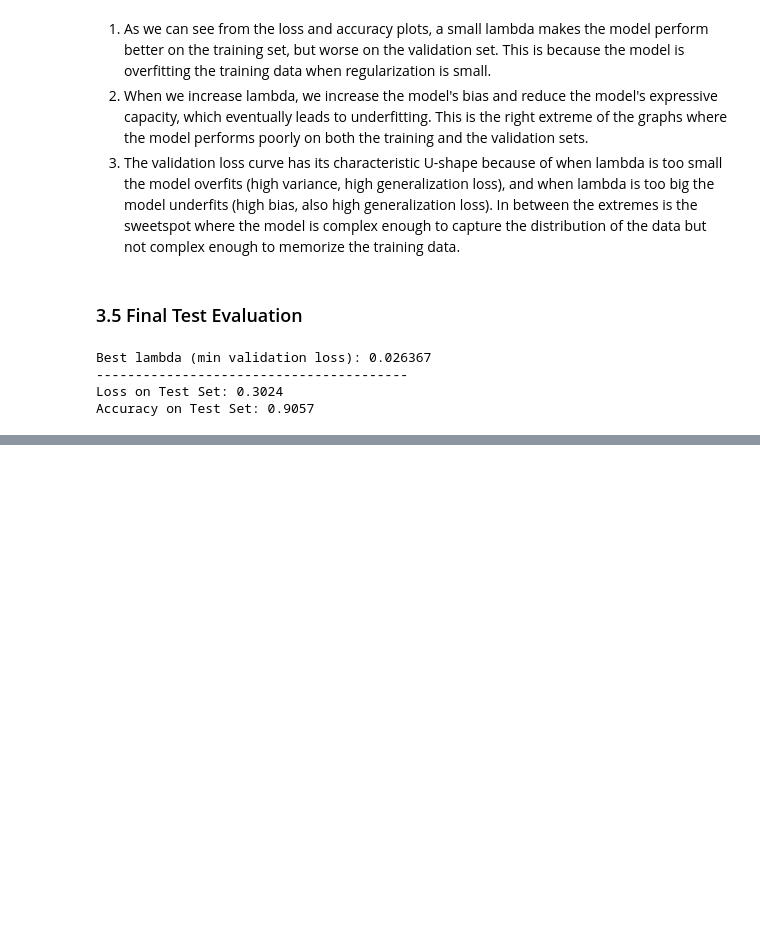
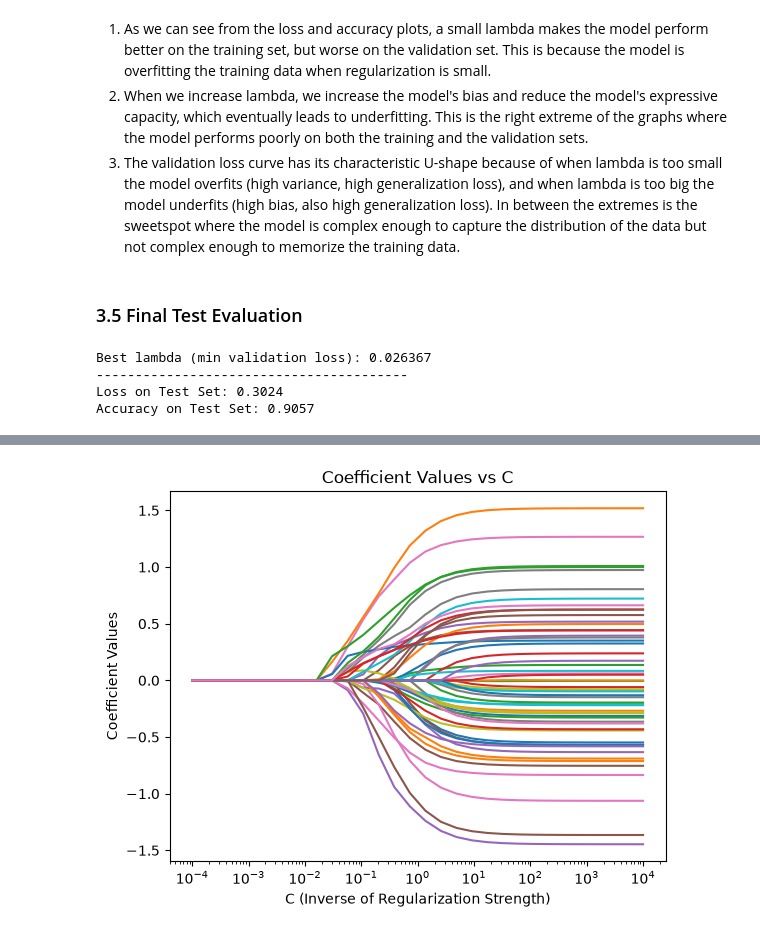
Before and after one commit to mounirammam/COMP551-Group-Project-A2, a Jupyter notebook: MiniProject2.ipynb, the cells around one changed output, grey strips where cells are left out. Drawn from its saved outputs; the diff is of its cells as text; code cells hidden in the pictures; blank space fills up the shorter version.

```diff
--- a/MiniProject2.ipynb
+++ b/MiniProject2.ipynb
@@ -416,0 +426,22 @@ Accuracy on Test Set: 0.9057
+# %%
+Cs = np.logspace(-4, 4, 30)
+
+params = []
+for C in Cs:
+    model = LogisticRegression(
+        l1_ratio=1.0, solver="saga", C=C, random_state=RANDOM_SEED
+    )
+    model.fit(X_train_s, y_train)
+    params.append(model.coef_[0])
+
+non_zero_counts = [np.sum(p != 0) for p in params]
+# %%
+for feature in range(len(params[0])):
+    plt.plot(Cs, [p[feature] for p in params])
+plt.xscale('log')
+plt.xlabel('C (Inverse of Regularization Strength)')
+plt.ylabel('Coefficient Values')
+plt.title('Coefficient Values vs C')
+plt.show()
+# %% [output]
+[figure, added]
```
Also changed, not shown: parts of 4 cells of this notebook.
